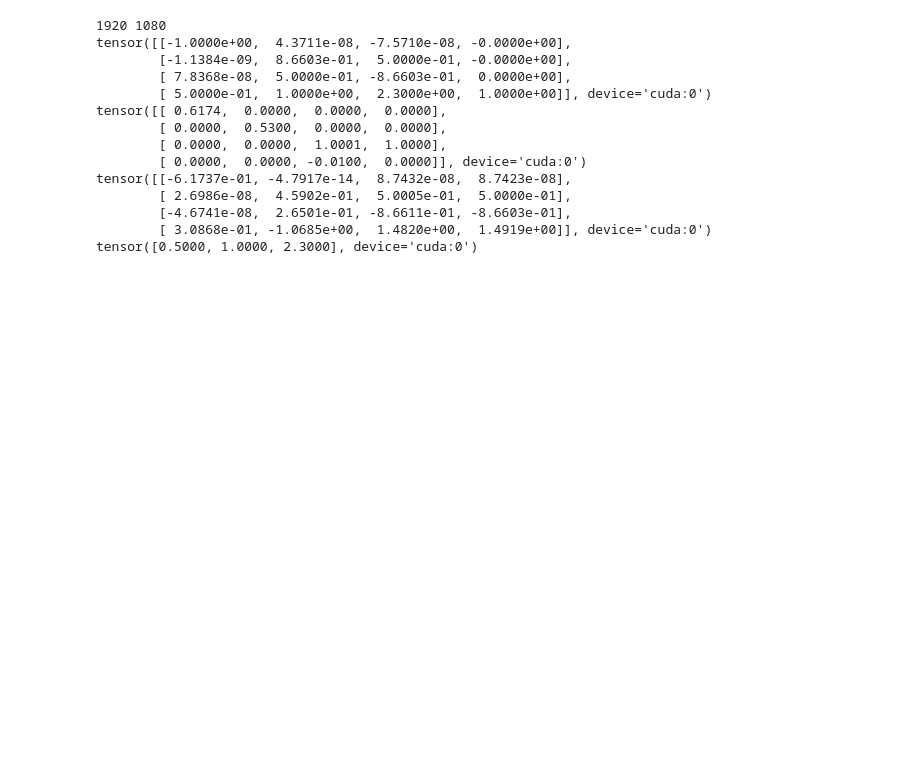
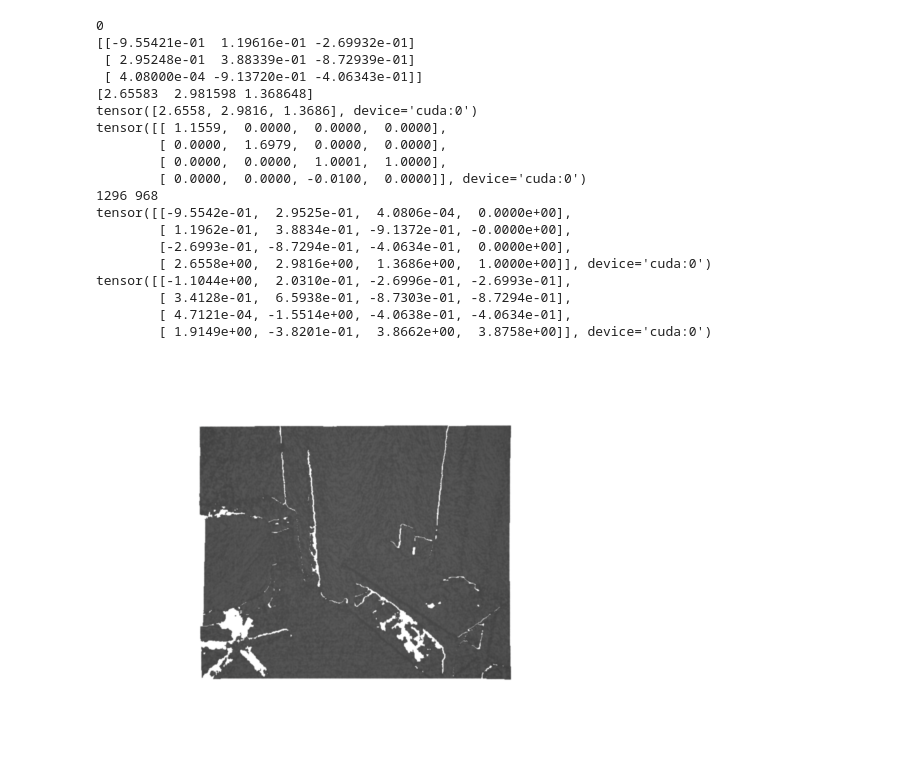
Before and after one commit to viswaravi/gaussian-splatting, a Jupyter notebook: Progressive_Train.ipynb, the cells around one changed output. Drawn from its saved outputs; the diff is of its cells as text; code cells hidden in the pictures; blank space fills up the shorter version.

Commit message:
ScanNet Loader Added

```diff
--- a/Progressive_Train.ipynb
+++ b/Progressive_Train.ipynb
@@ -21,7 +124,9 @@ Jupyter environment detected. Enabling Open3D WebVisualizer.
 # %%
 # Setup Command line Arg
-sys.argv = ["train.py", "-s", "G:\\Universitat Siegen\\SA\\P-GPU\\Code\\gaussian-splatting\\data\\RGBD_Data", "-r" ,"1"]
+# sys.argv = ["train.py", "-s", "G:\\Universitat Siegen\\SA\\P-GPU\\Code\\gaussian-splatting\\data\\RGBD_Data", "-r" ,"1"]
                         # "-m" , "G:\\Universitat Siegen\\SA\\P-GPU\\Code\\gaussian-splatting\\output\\RGBD_Model"]
+
+sys.argv = ["train.py", "-s", "G:\\Universitat Siegen\\SA\\P-GPU\\Code\\gaussian-splatting\\data\\ScanNet\\scene0000_00", "-r" ,"1"]
 
 parser = ArgumentParser(description='Progressice Gaussian Splatting')
 model = ModelParams(parser)
@@ -30,13 +135,13 @@ op = OptimizationParams(parser)
 
 # parser.add_argument('--ip', type=str, default="127.0.0.1")
 # parser.add_argument('--port', type=int, default=6009)
-# parser.add_argument('--debug_from', type=int, default=-1)
+parser.add_argument('--debug_from', type=int, default=-1)
 # parser.add_argument('--detect_anomaly', action='store_true', default=False)
-# parser.add_argument("--save_iterations", nargs="+", type=int, default=3000)
-# parser.add_argument("--test_iterations", nargs="+", type=int, default=3000)
+parser.add_argument("--save_iterations", nargs="+", type=int, default=[50, 100])
+parser.add_argument("--test_iterations", nargs="+", type=int, default=[50, 100])
 parser.add_argument("--quiet", action="store_true")
-# parser.add_argument("--checkpoint_iterations", nargs="+", type=int, default=3000)
-# parser.add_argument("--start_checkpoint", type=str, default = None)
+parser.add_argument("--checkpoint_iterations", nargs="+", type=int, default=[50])
+parser.add_argument("--start_checkpoint", type=str, default = None)
 
 args = parser.parse_args(sys.argv[1:])
 
@@ -44,6 +149,8 @@ args = parser.parse_args(sys.argv[1:])
 # safe_state(args.quiet)
 
 dataset, iteration, pipeline = model.extract(args), op.extract(args), pipeline.extract(args)
+
+testing_iterations, saving_iterations, checkpoint_iterations, checkpoint, debug_from = args.test_iterations, args.save_iterations, args.checkpoint_iterations, args.start_checkpoint, args.debug_from
 # %%
 with torch.no_grad():
     # Initialize Gaussians with Zero Tensor
@@ -84,33 +174,25 @@ if not viewpoint_stack:
-# %%
-viewpoint_cam = viewpoint_stack[0]
-print(viewpoint_cam.image_width, viewpoint_cam.image_height)
-print(viewpoint_cam.world_view_transform.inverse())
-print(viewpoint_cam.projection_matrix)
-print(viewpoint_cam.full_proj_transform)
-print(viewpoint_cam.camera_center)
-
-# #save as PLY for verification
-def saveTensorAsPLY(points,colors, file_name):
-    point_cloud_np = points.cpu().detach().numpy()
-    # Create an Open3D point cloud
-    point_cloud_o3d = o3d.geometry.PointCloud()
-    point_cloud_o3d.points = o3d.utility.Vector3dVector(point_cloud_np)
-    point_cloud_o3d.colors = o3d.utility.Vector3dVector(colors.cpu().detach().numpy())
-    # Save the point cloud as a PLY file
-    o3d.io.write_point_cloud(file_name, point_cloud_o3d)
-# %% [output]
-1920 1080
-tensor([[-1.0000e+00,  4.3711e-08, -7.5710e-08, -0.0000e+00],
-        [-1.1384e-09,  8.6603e-01,  5.0000e-01, -0.0000e+00],
-        [ 7.8368e-08,  5.0000e-01, -8.6603e-01,  0.0000e+00],
-        [ 5.0000e-01,  1.0000e+00,  2.3000e+00,  1.0000e+00]], device='cuda:0')
-tensor([[ 0.6174,  0.0000,  0.0000,  0.0000],
-        [ 0.0000,  0.5300,  0.0000,  0.0000],
-        [ 0.0000,  0.0000,  1.0001,  1.0000],
-        [ 0.0000,  0.0000, -0.0100,  0.0000]], device='cuda:0')
-tensor([[-6.1737e-01, -4.7917e-14,  8.7432e-08,  8.7423e-08],
-        [ 2.6986e-08,  4.5902e-01,  5.0005e-01,  5.0000e-01],
-        [-4.6741e-08,  2.6501e-01, -8.6611e-01, -8.6603e-01],
-        [ 3.0868e-01, -1.0685e+00,  1.4820e+00,  1.4919e+00]], device='cuda:0')
-tensor([0.5000, 1.0000, 2.3000], device='cuda:0')
+# %%
+# Redner the first viewpoint
+renderGSwithStats(viewpoint_stack[0], gaussians, pipeline)
+# %% [output]
+0
+[[-9.55421e-01  1.19616e-01 -2.69932e-01]
+ [ 2.95248e-01  3.88339e-01 -8.72939e-01]
+ [ 4.08000e-04 -9.13720e-01 -4.06343e-01]]
+[2.65583  2.981598 1.368648]
+tensor([2.6558, 2.9816, 1.3686], device='cuda:0')
+tensor([[ 1.1559,  0.0000,  0.0000,  0.0000],
+        [ 0.0000,  1.6979,  0.0000,  0.0000],
+        [ 0.0000,  0.0000,  1.0001,  1.0000],
+        [ 0.0000,  0.0000, -0.0100,  0.0000]], device='cuda:0')
+1296 968
+tensor([[-9.5542e-01,  2.9525e-01,  4.0806e-04,  0.0000e+00],
+        [ 1.1962e-01,  3.8834e-01, -9.1372e-01, -0.0000e+00],
+        [-2.6993e-01, -8.7294e-01, -4.0634e-01,  0.0000e+00],
+        [ 2.6558e+00,  2.9816e+00,  1.3686e+00,  1.0000e+00]], device='cuda:0')
+tensor([[-1.1044e+00,  2.0310e-01, -2.6996e-01, -2.6993e-01],
+        [ 3.4128e-01,  6.5938e-01, -8.7303e-01, -8.7294e-01],
+        [ 4.7121e-04, -1.5514e+00, -4.0638e-01, -4.0634e-01],
+        [ 1.9149e+00, -3.8201e-01,  3.8662e+00,  3.8758e+00]], device='cuda:0')
+[figure, added]
 # %%
```
Also changed, not shown: parts of 11 cells of this notebook, 11 other files.
